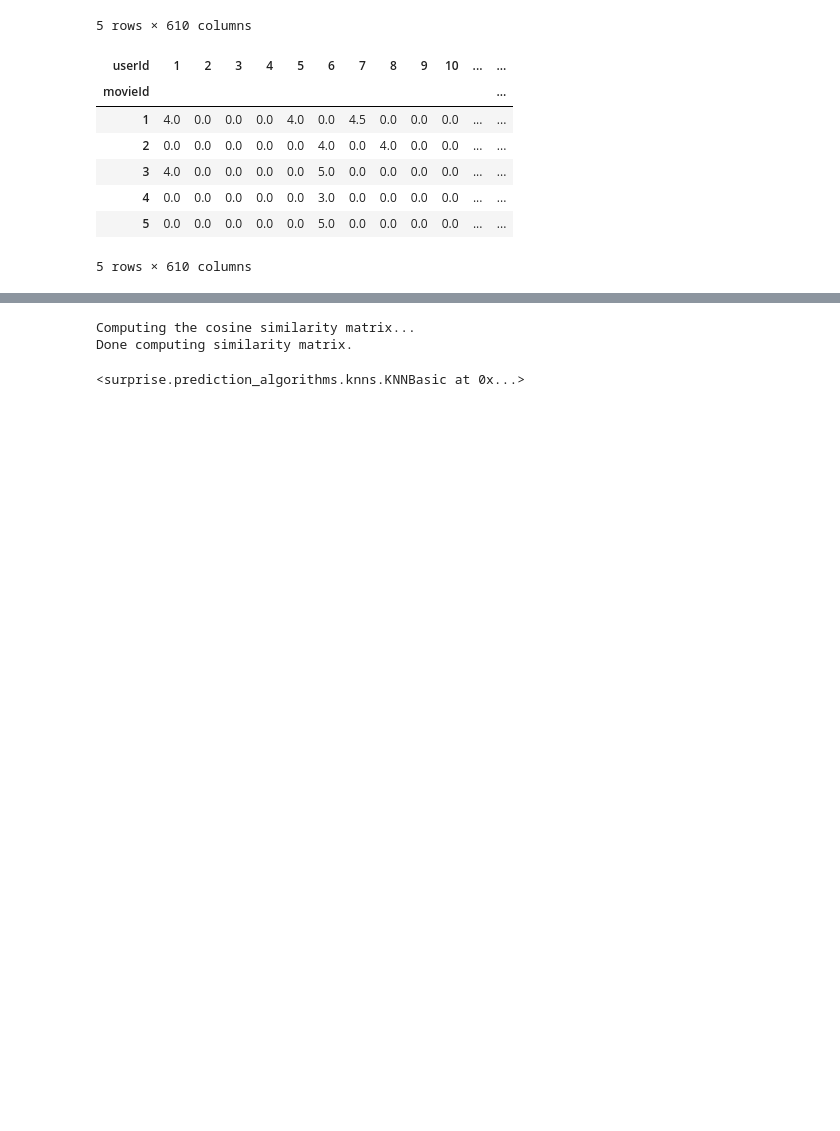
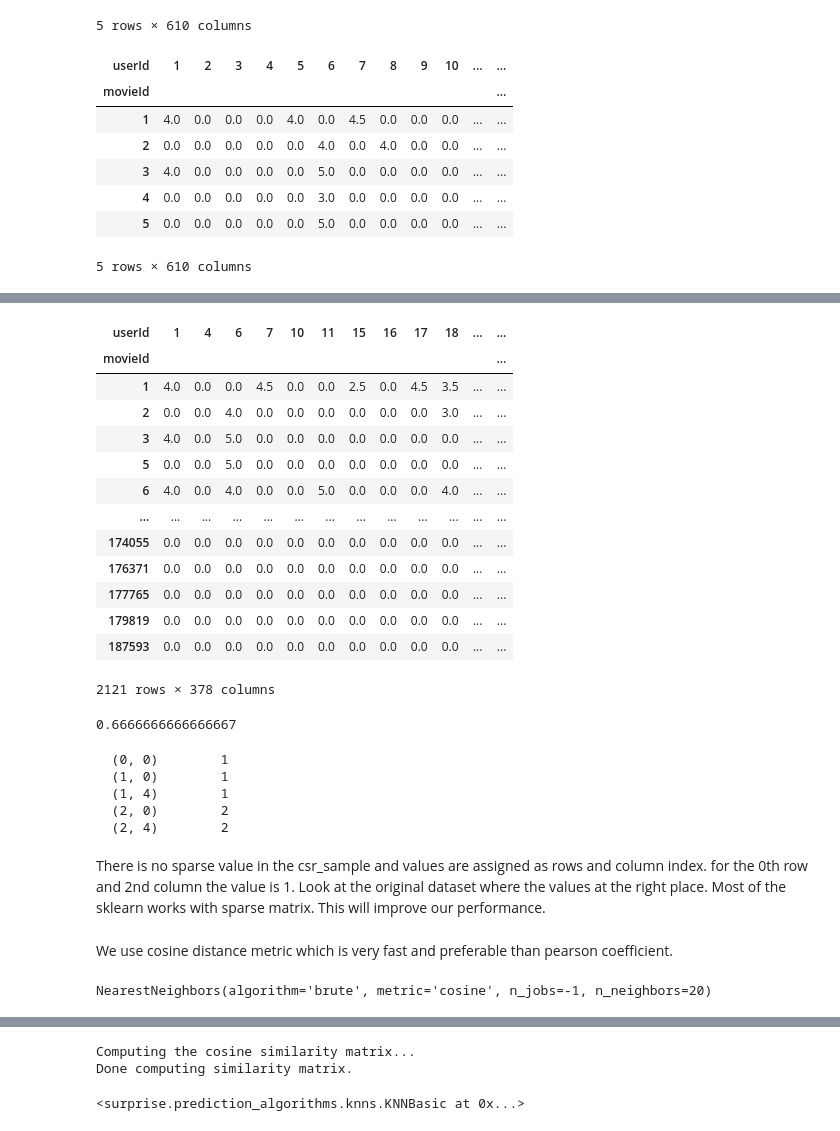
Before and after one commit to FionaNalianya/MovieLens, a Jupyter notebook: notebook.ipynb, the cells around one changed output, grey strips where cells are left out. Cells and saved outputs as stored; diff of their text form; code cells hidden in the pictures; blank space fills up the shorter version.

Commit message:
Updated item-based filtering

```diff
--- a/notebook.ipynb
+++ b/notebook.ipynb
@@ -290,0 +292,35 @@ plt.show()
+# %%
+item_data = item_data.loc[:,no_movies_voted[no_movies_voted > 50].index]
+item_data
+# %% [output]
+| userId | 1 | 4 | 6 | 7 | 10 | 11 | 15 | 16 | 17 | 18 | ... | ... |
+| movieId |  |  |  |  |  |  |  |  |  |  |  | ... |
+| 1 | 4.0 | 0.0 | 0.0 | 4.5 | 0.0 | 0.0 | 2.5 | 0.0 | 4.5 | 3.5 | ... | ... |
+| 2 | 0.0 | 0.0 | 4.0 | 0.0 | 0.0 | 0.0 | 0.0 | 0.0 | 0.0 | 3.0 | ... | ... |
+| 3 | 4.0 | 0.0 | 5.0 | 0.0 | 0.0 | 0.0 | 0.0 | 0.0 | 0.0 | 0.0 | ... | ... |
+| 5 | 0.0 | 0.0 | 5.0 | 0.0 | 0.0 | 0.0 | 0.0 | 0.0 | 0.0 | 0.0 | ... | ... |
+| 6 | 4.0 | 0.0 | 4.0 | 0.0 | 0.0 | 5.0 | 0.0 | 0.0 | 0.0 | 4.0 | ... | ... |
+| ... | ... | ... | ... | ... | ... | ... | ... | ... | ... | ... | ... | ... |
+| 174055 | 0.0 | 0.0 | 0.0 | 0.0 | 0.0 | 0.0 | 0.0 | 0.0 | 0.0 | 0.0 | ... | ... |
+| 176371 | 0.0 | 0.0 | 0.0 | 0.0 | 0.0 | 0.0 | 0.0 | 0.0 | 0.0 | 0.0 | ... | ... |
+| 177765 | 0.0 | 0.0 | 0.0 | 0.0 | 0.0 | 0.0 | 0.0 | 0.0 | 0.0 | 0.0 | ... | ... |
+| 179819 | 0.0 | 0.0 | 0.0 | 0.0 | 0.0 | 0.0 | 0.0 | 0.0 | 0.0 | 0.0 | ... | ... |
+| 187593 | 0.0 | 0.0 | 0.0 | 0.0 | 0.0 | 0.0 | 0.0 | 0.0 | 0.0 | 0.0 | ... | ... |
+2121 rows × 378 columns
+# %%
+sample = np.array([[1,0,0,0,0],[1,0,0,0,1],[2,0,0,0,2]])
+sparsity = 1.0 - ( np.count_nonzero(sample) / float(sample.size) )
+print(sparsity)
+# %% [output]
+0.6666666666666667
+# %%
+csr_sample = csr_matrix(sample)
+print(csr_sample)
+# %% [output]
+  (0, 0)        1
+  (1, 0)        1
+  (1, 4)        1
+  (2, 0)        2
+  (2, 4)        2
+# %% [markdown]
+There is no sparse value in the csr_sample and values are assigned as rows and column index. for the 0th row and 2nd column the value is 1. Look at the original dataset where the values at the right place. Most of the sklearn works with sparse matrix. This will improve our performance.
@@ -290,0 +330,7 @@ plt.show()
+# %% [markdown]
+We use cosine distance metric which is very fast and preferable than pearson coefficient.
+# %%
+knn = NearestNeighbors(metric='cosine', algorithm='brute', n_neighbors=20, n_jobs=-1)
+knn.fit(csr_data)
+# %% [output]
+NearestNeighbors(algorithm='brute', metric='cosine', n_jobs=-1, n_neighbors=20)
```
Also changed, not shown: parts of 8 cells of this notebook.
